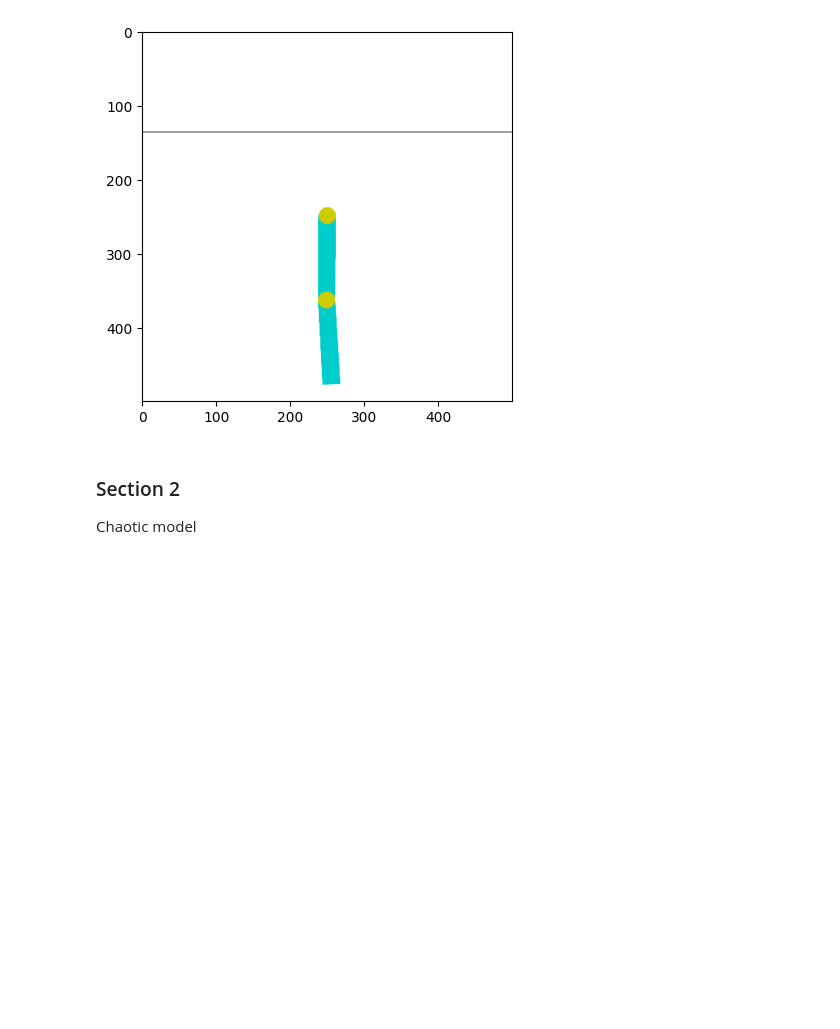
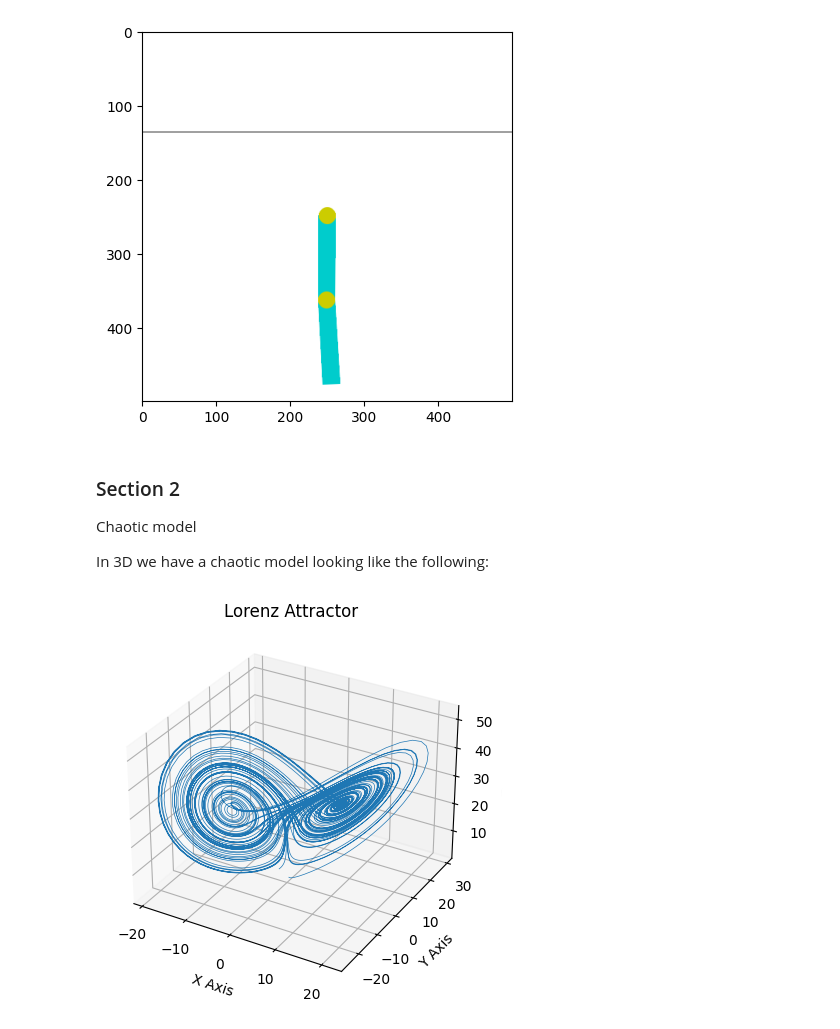
Before and after one commit to shepai/Chaos-Robotics, a Jupyter notebook: Simulation/open_ai_example.ipynb, the cells around one changed output. Drawn from its saved outputs; the diff is of its cells as text; code cells hidden in the pictures; blank space fills up the shorter version.

```diff
--- a/Simulation/open_ai_example.ipynb
+++ b/Simulation/open_ai_example.ipynb
@@ -34,3 +37,42 @@ env.close()
 ### Section 2
 
 Chaotic model
+
+In 3D we have a chaotic model looking like the following:
+# %%
+prandtl = 10
+rho = 28
+beta = 8/3
+
+def lorenz_attr(x, y, z):
+    x_dot = prandtl*(y - x)
+    y_dot = rho*x - y - x*z
+    z_dot = x*y - beta*z
+    return x_dot, y_dot, z_dot
+
+dt = 0.01
+num_steps = 10000
+
+xs = np.empty(num_steps + 1)
+ys = np.empty(num_steps + 1)
+zs = np.empty(num_steps + 1)
+xs[0], ys[0], zs[0] = (0., 1., 1.05)
+
+for i in range(num_steps):
+    x_dot, y_dot, z_dot = lorenz_attr(xs[i], ys[i], zs[i])
+    xs[i + 1] = xs[i] + (x_dot * dt)
+    ys[i + 1] = ys[i] + (y_dot * dt)
+    zs[i + 1] = zs[i] + (z_dot * dt)
+
+fig = plt.figure()
+ax = plt.axes(projection='3d')
+
+ax.plot(xs, ys, zs, lw=0.5)
+ax.set_xlabel("X Axis")
+ax.set_ylabel("Y Axis")
+ax.set_zlabel("Z Axis")
+ax.set_title("Lorenz Attractor")
+
+plt.show()
+# %% [output]
+[figure, added]
```
Also changed, not shown: parts of 3 cells of this notebook, 1 other file.
